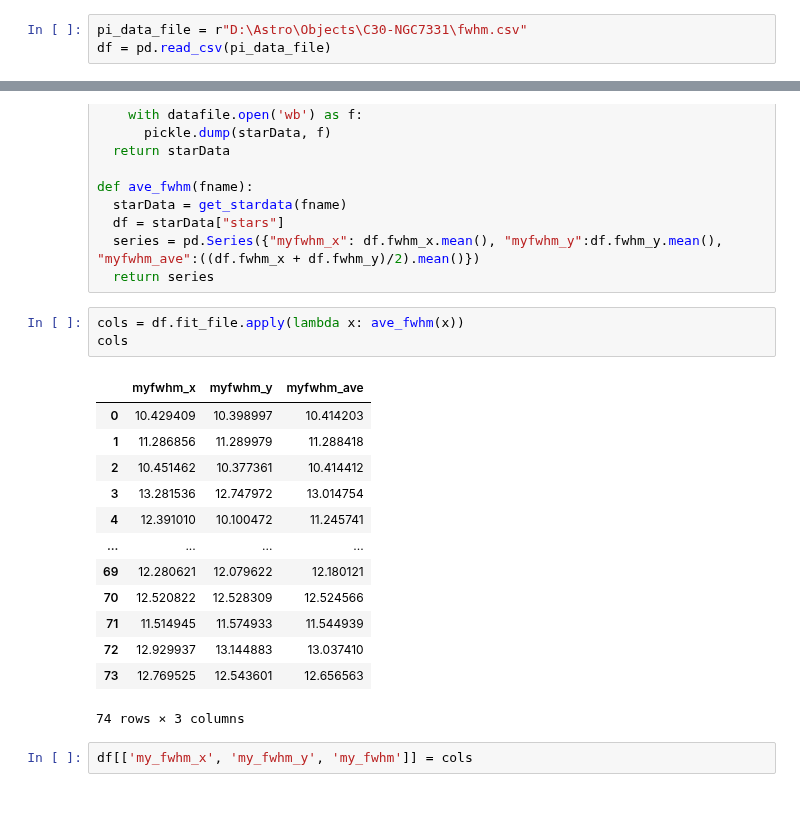
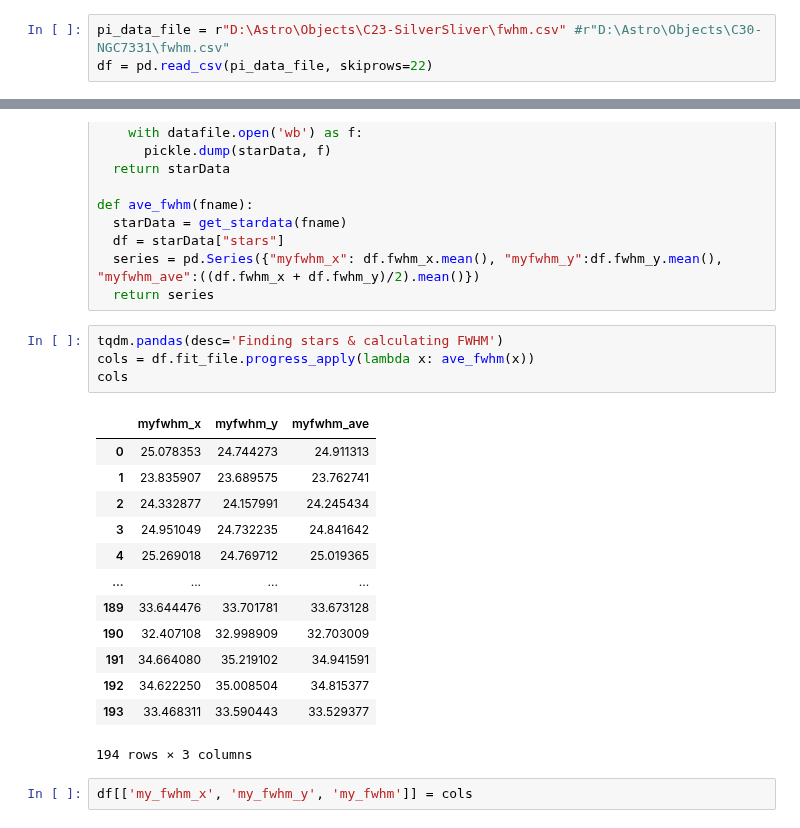
Before and after one commit to cygnus77/astrocam, a Jupyter notebook: fwhm/fwhm_pi_comp.ipynb, the cells around one changed output, grey strips where cells are left out. Drawn from its saved outputs; the diff is of its cells as text.

```diff
--- a/fwhm/fwhm_pi_comp.ipynb
+++ b/fwhm/fwhm_pi_comp.ipynb
@@ -13,6 +14,6 @@ import numpy as np
 # %%
-pi_data_file = r"D:\Astro\Objects\C30-NGC7331\fwhm.csv"
-df = pd.read_csv(pi_data_file)
+pi_data_file = r"D:\Astro\Objects\C23-SilverSliver\fwhm.csv" #r"D:\Astro\Objects\C30-NGC7331\fwhm.csv"
+df = pd.read_csv(pi_data_file, skiprows=22)
 # %%
 fit_list = {x.name:str(x) for x in Path(r"D:\Astro").glob("**/*.fit")}
 print(f"Found {len(fit_list)}")
@@ -95,22 +96,23 @@ def ave_fwhm(fname):
   series = pd.Series({"myfwhm_x": df.fwhm_x.mean(), "myfwhm_y":df.fwhm_y.mean(), "myfwhm_ave":((df.fwhm_x + df.fwhm_y)/2).mean()})
   return series
 # %%
-cols = df.fit_file.apply(lambda x: ave_fwhm(x))
+tqdm.pandas(desc='Finding stars & calculating FWHM')
+cols = df.fit_file.progress_apply(lambda x: ave_fwhm(x))
 cols
 # %% [output]
 |  | myfwhm_x | myfwhm_y | myfwhm_ave |
-| 0 | 10.429409 | 10.398997 | 10.414203 |
-| 1 | 11.286856 | 11.289979 | 11.288418 |
-| 2 | 10.451462 | 10.377361 | 10.414412 |
-| 3 | 13.281536 | 12.747972 | 13.014754 |
-| 4 | 12.391010 | 10.100472 | 11.245741 |
+| 0 | 25.078353 | 24.744273 | 24.911313 |
+| 1 | 23.835907 | 23.689575 | 23.762741 |
+| 2 | 24.332877 | 24.157991 | 24.245434 |
+| 3 | 24.951049 | 24.732235 | 24.841642 |
+| 4 | 25.269018 | 24.769712 | 25.019365 |
 | ... | ... | ... | ... |
-| 69 | 12.280621 | 12.079622 | 12.180121 |
-| 70 | 12.520822 | 12.528309 | 12.524566 |
-| 71 | 11.514945 | 11.574933 | 11.544939 |
-| 72 | 12.929937 | 13.144883 | 13.037410 |
-| 73 | 12.769525 | 12.543601 | 12.656563 |
+| 189 | 33.644476 | 33.701781 | 33.673128 |
+| 190 | 32.407108 | 32.998909 | 32.703009 |
+| 191 | 34.664080 | 35.219102 | 34.941591 |
+| 192 | 34.622250 | 35.008504 | 34.815377 |
+| 193 | 33.468311 | 33.590443 | 33.529377 |
-74 rows × 3 columns
+194 rows × 3 columns
 # %%
 df[['my_fwhm_x', 'my_fwhm_y', 'my_fwhm']] = cols
 # %%
```
Also changed, not shown: parts of 13 cells of this notebook, 3 other files.
